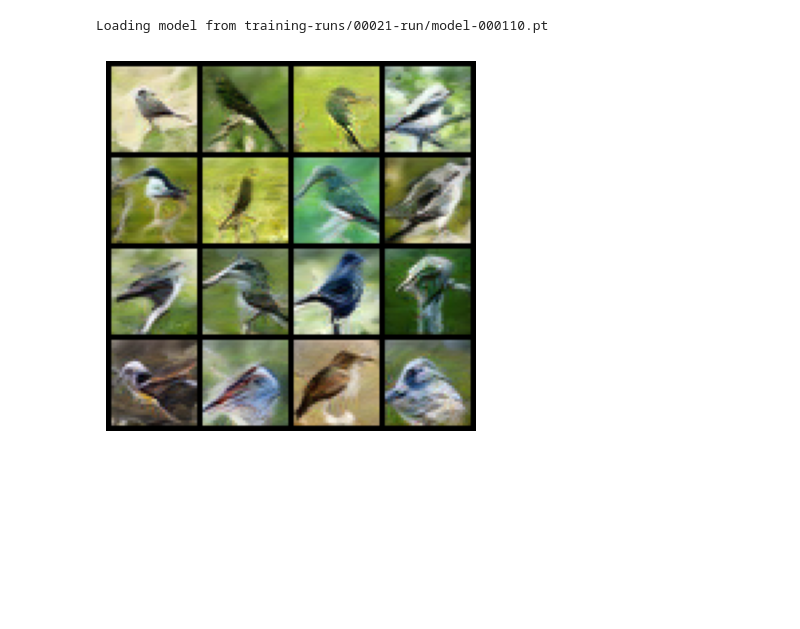
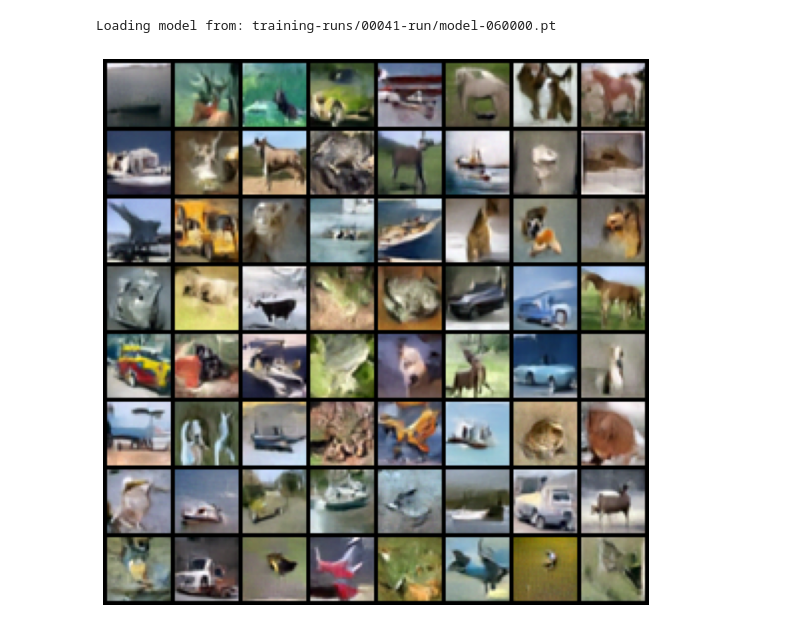
Before and after one commit to lorenzo-querol/Patch-Diffusion, a Jupyter notebook: test_cls.ipynb, the cells around one changed output. Cells and saved outputs as stored; diff of their text form; code cells hidden in the pictures; blank space fills up the shorter version.

```diff
--- a/test_cls.ipynb
+++ b/test_cls.ipynb
@@ -19,20 +19,20 @@ c.device = torch.device("cuda" if torch.cuda.is_available() else "cpu")
 
 c.test_kwargs = dnnlib.EasyDict(
     test_dir="data/cifar10/test",
-    run_dir="training-runs/00021-run",
+    run_dir="training-runs/00041-run",
 )
 
 c.model_kwargs = dnnlib.EasyDict(
     class_name="training.networks.EBMUNet",
     img_resolution=32,
-    in_channels=3,
-    model_channels=192,
+    in_channels=3 + 2,
+    model_channels=128,
     out_channels=10,
     label_dim=10,
     num_res_blocks=3,
     attn_resolutions=(2, 4),
-    dropout_rate=0.0,
-    channel_mult=(1, 2, 2),
+    dropout_rate=0.3,
+    channel_mult=(1, 2, 2, 2),
     conv_resample=True,
     dims=2,
     use_checkpoint=False,
@@ -48,7 +48,8 @@ c.model_kwargs = dnnlib.EasyDict(
     pool="sattn",
 )
 diffusion = GaussianDiffusion(schedule_name="cosine", timesteps=1000)
-net = dnnlib.util.construct_class_by_name(**c.model_kwargs)
+
+net = dnnlib.util.construct_class_by_name(**c.model_kwargs).to(c.device).requires_grad_(False)
 net = EMA(net).to(c.device).requires_grad_(False)
 
 latest_ckpt = os.path.join(
@@ -56,9 +57,10 @@ latest_ckpt = os.path.join(
     sorted([f for f in os.listdir(c.test_kwargs.run_dir) if f.endswith(".pt")])[-1],
 )
 
-print("Loading model from", latest_ckpt)
+print("Loading model from:", latest_ckpt)
 ckpt = torch.load(latest_ckpt, map_location=c.device, weights_only=True)
 net.load_state_dict(ckpt["ema"])
+net.eval()
 
 c.dataset_kwargs = dnnlib.EasyDict(
     class_name="training.dataset.ImageFolderDataset",
@@ -83,4 +85,4 @@ c.dataloader_kwargs = dnnlib.EasyDict(
 )
 test_dataloader = dnnlib.util.construct_class_by_name(**c.dataloader_kwargs)
 # %% [output]
-Loading model from training-runs/00021-run/model-000110.pt
+Loading model from: training-runs/00041-run/model-060000.pt
@@ -122,7 +89,26 @@ samples = make_grid(samples, nrow=4, normalize=True, scale_each=True)
-# %%
-plt.imshow(samples)
-plt.axis("off")
-plt.show()
-# %% [output]
-[figure, removed]
+# %%
+from torchvision.utils import make_grid
+
+x_start, y_start, resolution, image_size = (0, 0, dataset_obj.resolution, dataset_obj.resolution)
+
+x_pos = torch.arange(x_start, x_start + image_size).view(1, -1).repeat(image_size, 1)
+y_pos = torch.arange(y_start, y_start + image_size).view(-1, 1).repeat(1, image_size)
+x_pos = (x_pos / (resolution - 1) - 0.5) * 2.0
+y_pos = (y_pos / (resolution - 1) - 0.5) * 2.0
+pos = torch.stack([x_pos, y_pos], dim=0).to(c.device)
+
+num_samples = 64
+shape = (num_samples, 3, 32, 32)
+pos = pos.unsqueeze(0).repeat(num_samples, 1, 1, 1)
+class_labels = torch.randint(0, dataset_obj.label_dim, (num_samples,), device=c.device)
+
+samples = diffusion.sample_images_ddim(net, shape, pos, class_labels, c.device, timesteps=20)
+grid = make_grid(samples, nrow=8, normalize=True, scale_each=True)
+
+plt.figure(figsize=(10, 10))
+plt.imshow(grid.permute(1, 2, 0).cpu().numpy())
+plt.axis("off")
+plt.show()
+# %% [output]
+[figure, added]
 # %%
```
Also changed, not shown: parts of 7 cells of this notebook, 5 other files.
